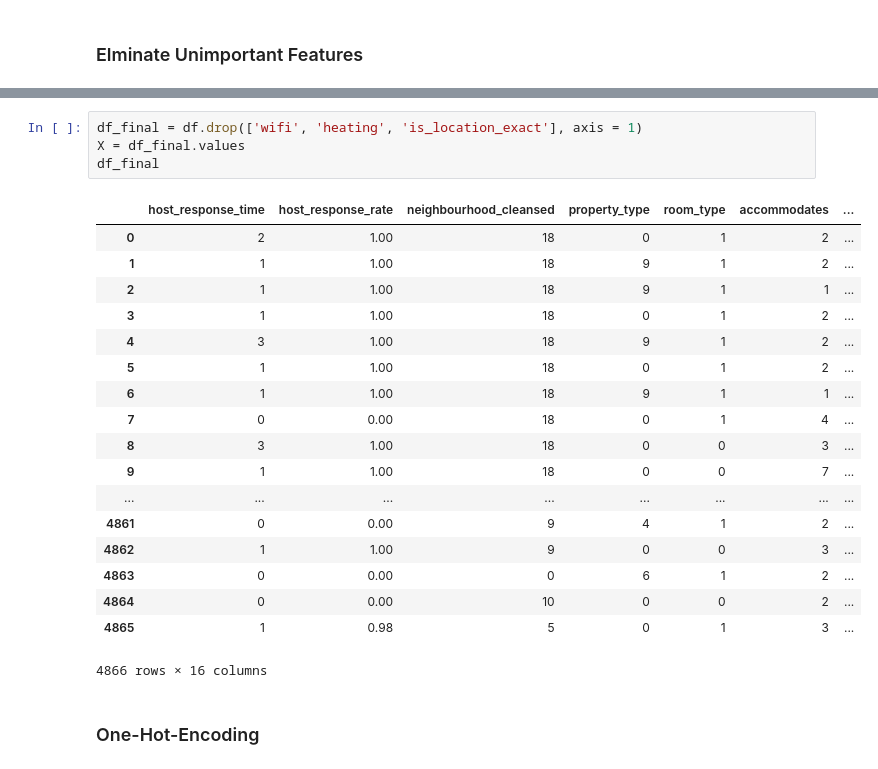
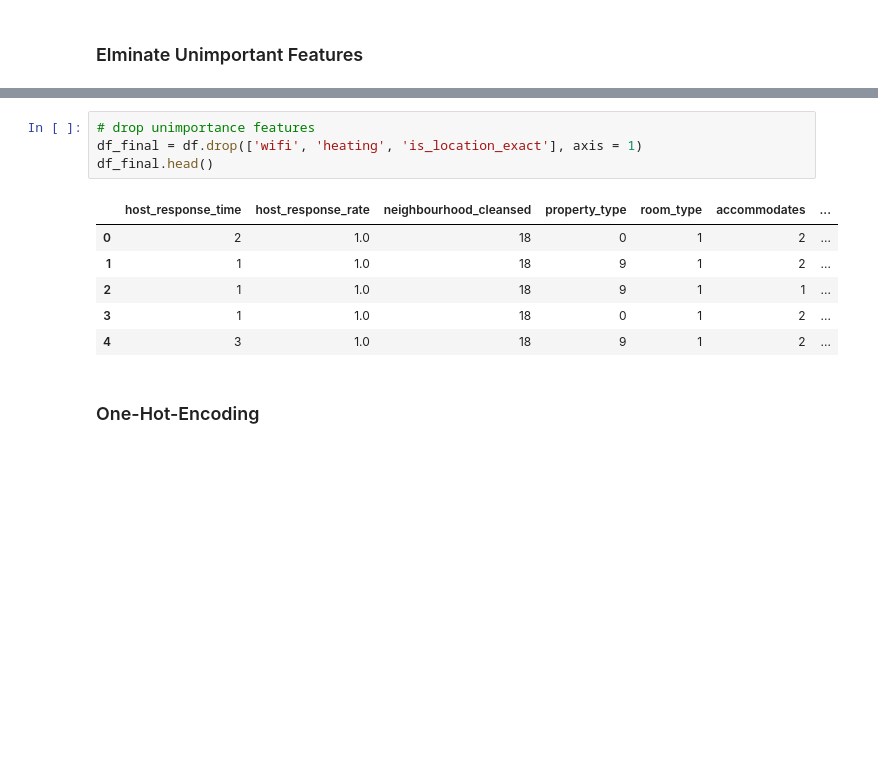
Before and after one commit to kzhang49/Hainan-Chicken, a Jupyter notebook: code/Airbnb_MachineLearning.ipynb, the cells around one changed output, grey strips where cells are left out. Cells and saved outputs as stored; diff of their text form; blank space fills up the shorter version.

```diff
--- a/code/Airbnb_MachineLearning.ipynb
+++ b/code/Airbnb_MachineLearning.ipynb
@@ -363,28 +265,16 @@ feature heating (0.008095)
 feature wifi (0.006168)
 [figure]
 # %%
+# drop unimportance features
 df_final = df.drop(['wifi', 'heating', 'is_location_exact'], axis = 1)
-X = df_final.values
-df_final
+df_final.head()
 # %% [output]
 |  | host_response_time | host_response_rate | neighbourhood_cleansed | property_type | room_type | accommodates | ... |
-| 0 | 2 | 1.00 | 18 | 0 | 1 | 2 | ... |
-| 1 | 1 | 1.00 | 18 | 9 | 1 | 2 | ... |
-| 2 | 1 | 1.00 | 18 | 9 | 1 | 1 | ... |
-| 3 | 1 | 1.00 | 18 | 0 | 1 | 2 | ... |
-| 4 | 3 | 1.00 | 18 | 9 | 1 | 2 | ... |
-| 5 | 1 | 1.00 | 18 | 0 | 1 | 2 | ... |
-| 6 | 1 | 1.00 | 18 | 9 | 1 | 1 | ... |
-| 7 | 0 | 0.00 | 18 | 0 | 1 | 4 | ... |
-| 8 | 3 | 1.00 | 18 | 0 | 0 | 3 | ... |
-| 9 | 1 | 1.00 | 18 | 0 | 0 | 7 | ... |
-| ... | ... | ... | ... | ... | ... | ... | ... |
-| 4861 | 0 | 0.00 | 9 | 4 | 1 | 2 | ... |
-| 4862 | 1 | 1.00 | 9 | 0 | 0 | 3 | ... |
-| 4863 | 0 | 0.00 | 0 | 6 | 1 | 2 | ... |
-| 4864 | 0 | 0.00 | 10 | 0 | 0 | 2 | ... |
-| 4865 | 1 | 0.98 | 5 | 0 | 1 | 3 | ... |
+| 0 | 2 | 1.0 | 18 | 0 | 1 | 2 | ... |
+| 1 | 1 | 1.0 | 18 | 9 | 1 | 2 | ... |
+| 2 | 1 | 1.0 | 18 | 9 | 1 | 1 | ... |
+| 3 | 1 | 1.0 | 18 | 0 | 1 | 2 | ... |
+| 4 | 3 | 1.0 | 18 | 9 | 1 | 2 | ... |
-4866 rows × 16 columns
 # %% [markdown]
 ### One-Hot-Encoding
 # %%
```
Also changed, not shown: parts of 30 cells of this notebook.
